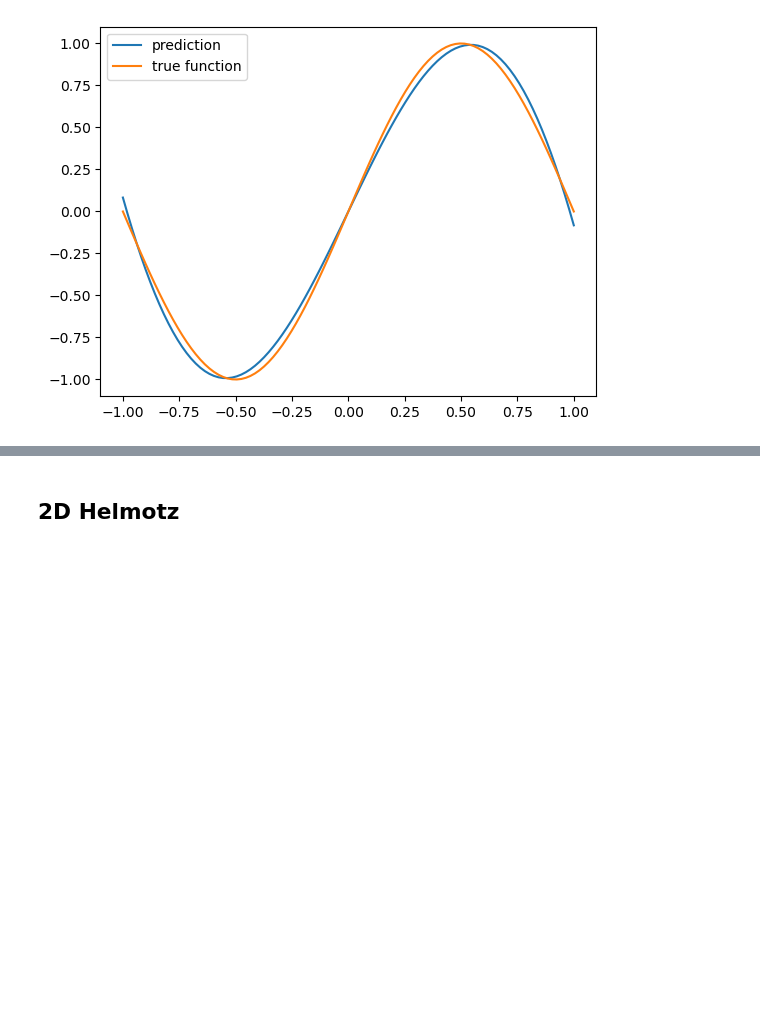
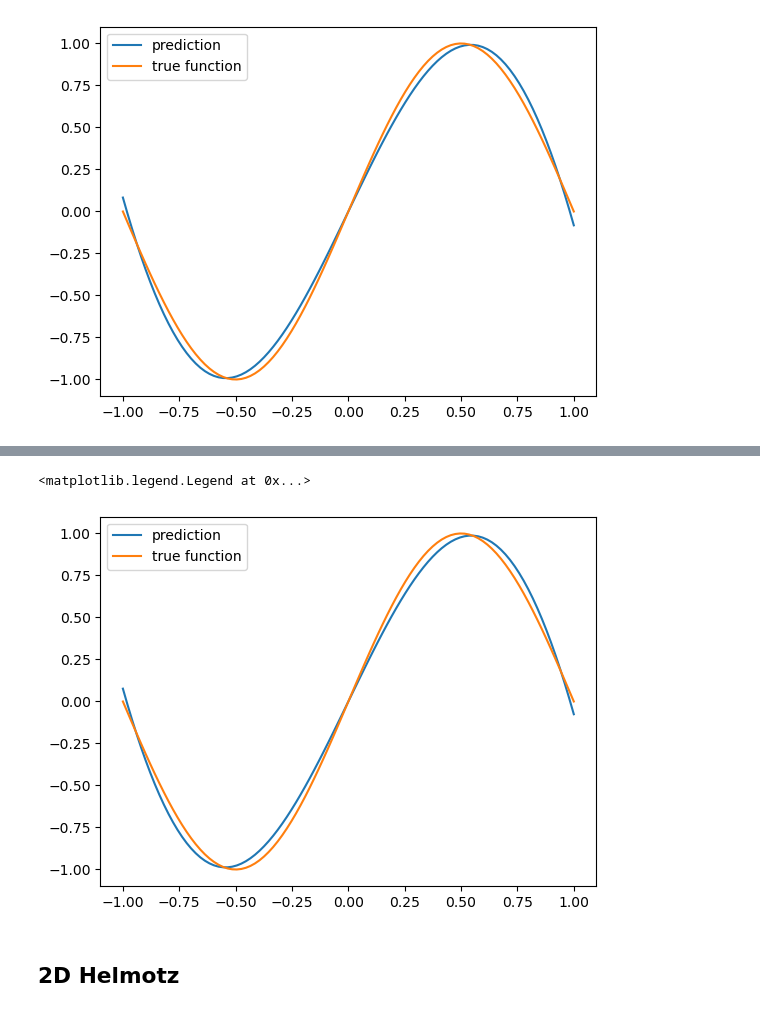
Before and after one commit to ZIB012/pacs, a Jupyter notebook: code/my_ex/Random_phi.ipynb, the cells around one changed output, grey strips where cells are left out. Cells and saved outputs as stored; diff of their text form; code cells hidden in the pictures; blank space fills up the shorter version.

```diff
--- a/code/my_ex/Random_phi.ipynb
+++ b/code/my_ex/Random_phi.ipynb
@@ -118,0 +180,8 @@ plt.legend()
+# %%
+val = np.linspace(-1, 1, 100)
+
+y_pred = model.predict(val)
+plt.plot(val, y_pred, label='prediction')
+plt.plot(val, func(val), label='true function')
+plt.legend()
+# %% [output]
@@ -119,3 +189,5 @@ plt.legend()
+<matplotlib.legend.Legend at 0x...>
+[figure, added]
 # %% [markdown]
 ## 2D Helmotz
 # %%
```
Also changed, not shown: parts of 7 cells of this notebook.
